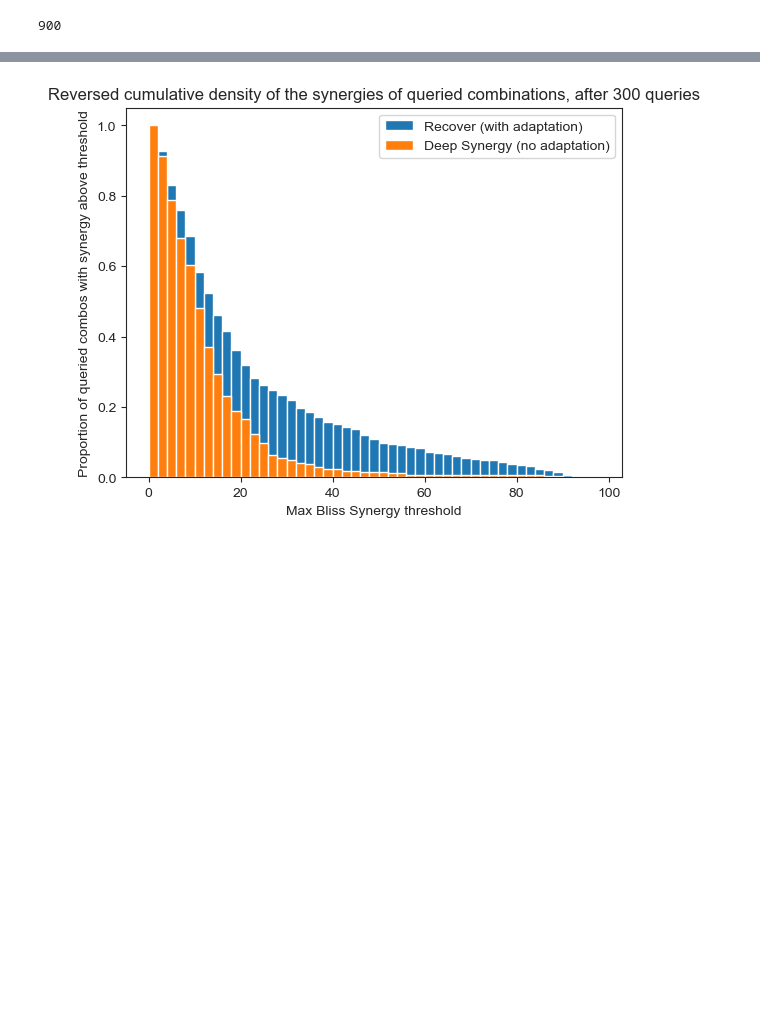
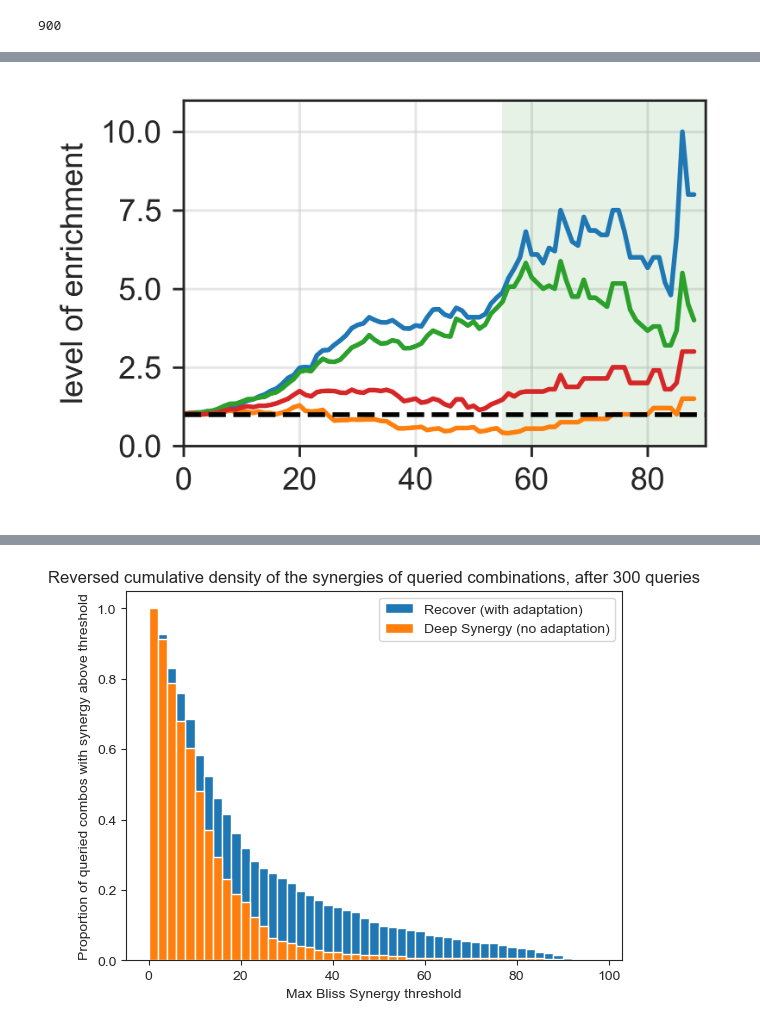
Before and after one commit to RECOVERcoalition/Recover, a Jupyter notebook: recover/notebooks/Analyse_AL_performanceExtended.ipynb, the cells around one changed output, grey strips where cells are left out. Cells and saved outputs as stored; diff of their text form; code cells hidden in the pictures; blank space fills up the shorter version.

```diff
--- a/recover/notebooks/Analyse_AL_performanceExtended.ipynb
+++ b/recover/notebooks/Analyse_AL_performanceExtended.ipynb
@@ -273,0 +326,27 @@ plt.show()
+# %%
+plt.figure(figsize=(3, 2), dpi=600)
+plt.plot(range(x_min, x_max), enrichment_recover)
+plt.plot(range(x_min, x_max), enrichment_deep_syn_no_adapt)
+plt.plot(range(x_min, x_max), enrichment_deep_syn)
+plt.plot(range(x_min, x_max), enrichment_recover_no_adapt)
+
+plt.axhline(y=1, color='k', linestyle='--', label="Level of\nrandomness")
+# plt.axvline(x=54.9, color='k', linestyle='--', label="Level of randomness")
+plt.axvspan(xmin=54.9, xmax=90, color='green', alpha=0.1, lw=0, label="Region of\nhigh synergy")
+
+# plt.yscale("log")
+plt.grid(visible=True, which="major", alpha=0.5)
+plt.grid(visible=True, which="minor", alpha=0.2)
+# plt.ylim(0.3, 30)
+plt.ylim(0, 11)
+plt.xlim(0, 90)
+# plt.legend(loc='upper left')
+
+# minor_ticks = [2, 3, 4, 5, 6, 7, 8, 9, 20, 30, 40]
+# plt.yticks(minor_ticks, minor=True)
+# plt.xlabel("max Bliss synergy score threshold")
+plt.ylabel("level of enrichment")
+
+plt.show()
+# %% [output]
+[figure, added]
```
Also changed, not shown: parts of 6 cells of this notebook, 26 other files.
